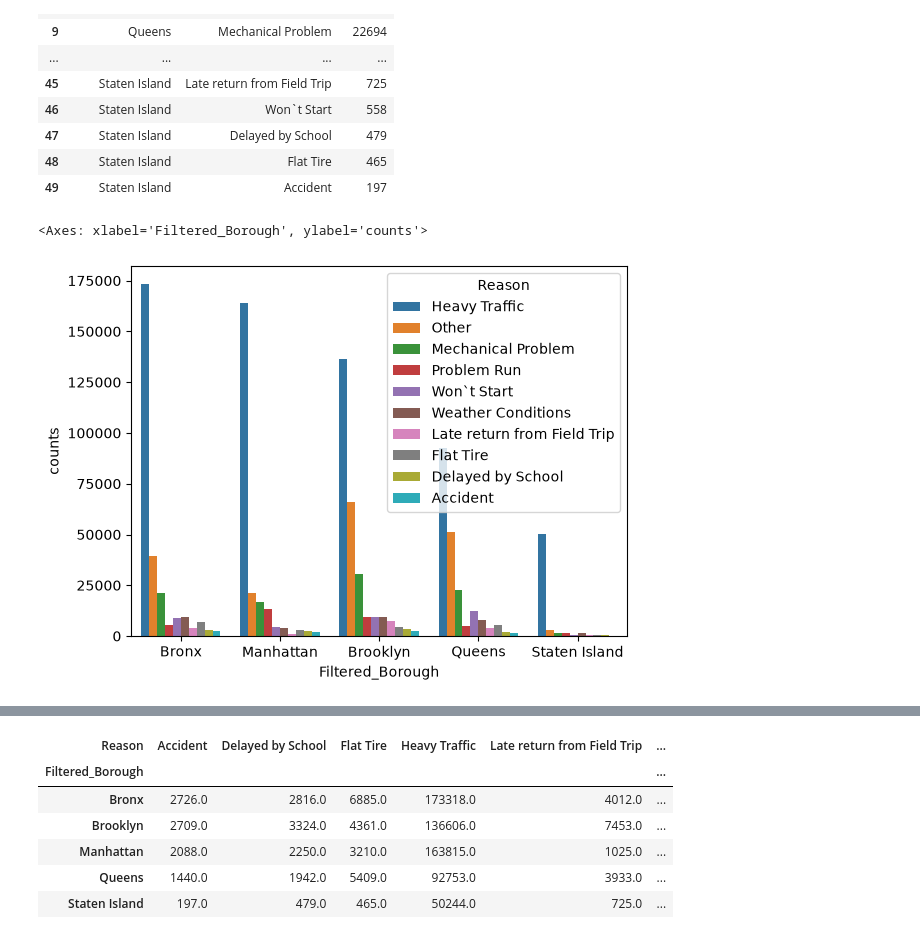
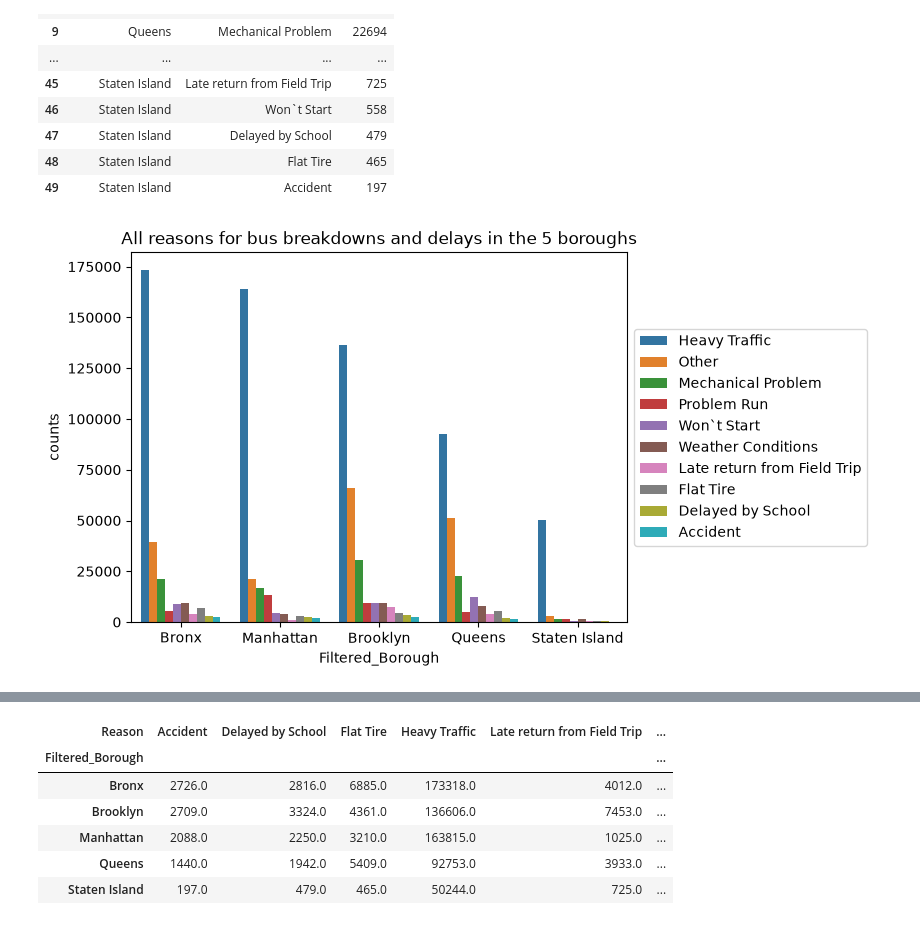
Before and after one commit to samnramos/bus-breakdown-and-delays-data, a Jupyter notebook: bus_breakdown.ipynb, the cells around one changed output, grey strips where cells are left out. Drawn from its saved outputs; the diff is of its cells as text; code cells hidden in the pictures.

```diff
--- a/bus_breakdown.ipynb
+++ b/bus_breakdown.ipynb
@@ -204,10 +206,12 @@ counts_table
 # %%
 sns.barplot(
     data = counts_table,
     x = 'Filtered_Borough',
     y = 'counts',
     hue = 'Reason'
 )
+plt.title("All reasons for bus breakdowns and delays in the 5 boroughs")
+plt.legend(loc = 'center left', bbox_to_anchor = (1, 0.5))
+plt.show()
 # %% [output]
-<Axes: xlabel='Filtered_Borough', ylabel='counts'>
-[figure, old version]
+[figure, new version]
```
Also changed, not shown: parts of 5 cells of this notebook.
